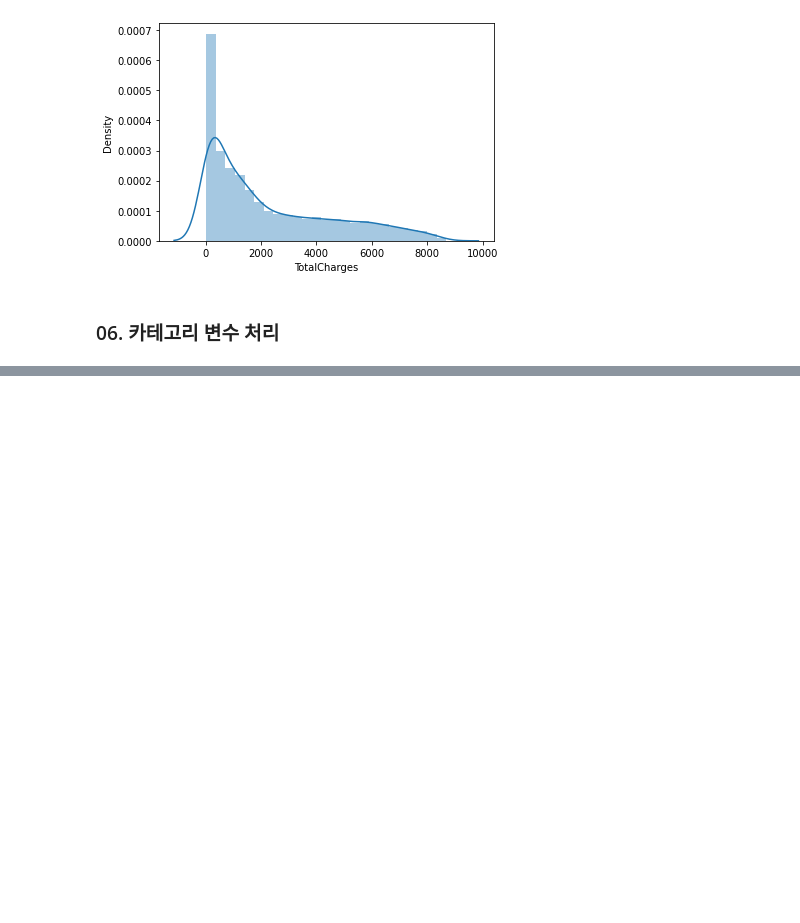
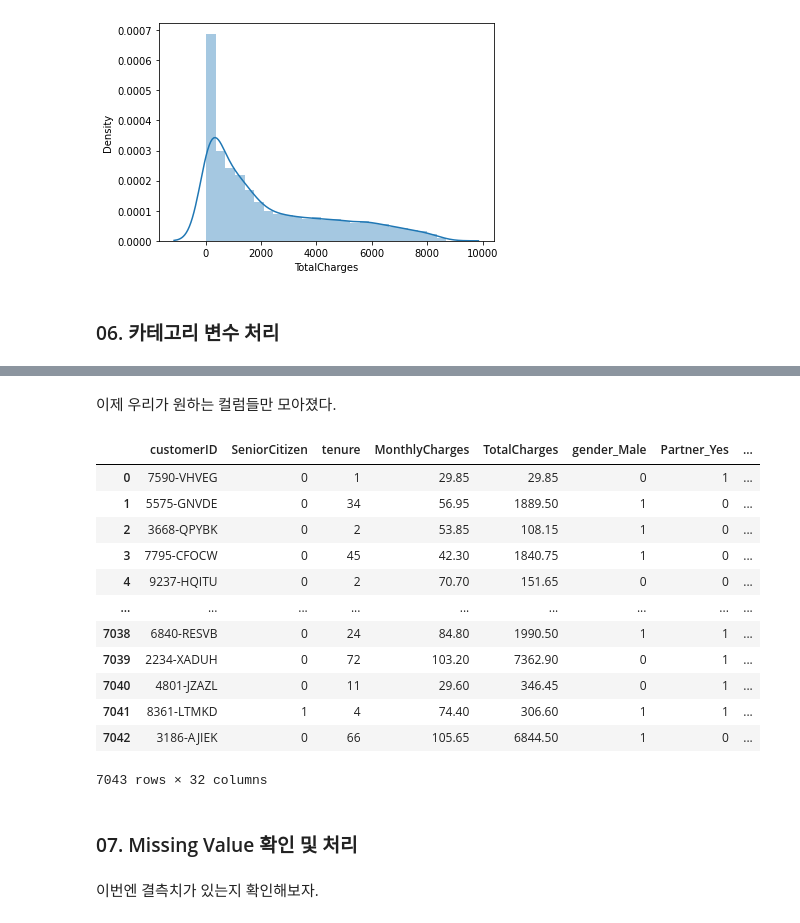
Before and after one commit to jaeyoon89/fastcampus_study, a Jupyter notebook: ch.04_customer_Churn_Forecast_KNN.ipynb, the cells around one changed output, grey strips where cells are left out. Cells and saved outputs as stored; diff of their text form; code cells hidden in the pictures; blank space fills up the shorter version.

```diff
--- a/ch.04_customer_Churn_Forecast_KNN.ipynb
+++ b/ch.04_customer_Churn_Forecast_KNN.ipynb
@@ -354,0 +387,2 @@ sns.distplot(data['TotalCharges'])
+# %%
+col_list = []
@@ -354,0 +400,4 @@ sns.distplot(data['TotalCharges'])
+# %%
+for i in data.columns:
+    if data[i].dtype == 'O':
+        col_list.append(i)
@@ -354,0 +449,2 @@ sns.distplot(data['TotalCharges'])
+# %%
+col_list = col_list[1:]
@@ -354,0 +470,24 @@ sns.distplot(data['TotalCharges'])
+# %% [markdown]
+이제 우리가 원하는 컬럼들만 모아졌다.
+# %%
+data = pd.get_dummies(data, columns=col_list, drop_first = True)
+# %%
+data
+# %% [output]
+|  | customerID | SeniorCitizen | tenure | MonthlyCharges | TotalCharges | gender_Male | Partner_Yes | ... |
+| 0 | 7590-VHVEG | 0 | 1 | 29.85 | 29.85 | 0 | 1 | ... |
+| 1 | 5575-GNVDE | 0 | 34 | 56.95 | 1889.50 | 1 | 0 | ... |
+| 2 | 3668-QPYBK | 0 | 2 | 53.85 | 108.15 | 1 | 0 | ... |
+| 3 | 7795-CFOCW | 0 | 45 | 42.30 | 1840.75 | 1 | 0 | ... |
+| 4 | 9237-HQITU | 0 | 2 | 70.70 | 151.65 | 0 | 0 | ... |
+| ... | ... | ... | ... | ... | ... | ... | ... | ... |
+| 7038 | 6840-RESVB | 0 | 24 | 84.80 | 1990.50 | 1 | 1 | ... |
+| 7039 | 2234-XADUH | 0 | 72 | 103.20 | 7362.90 | 0 | 1 | ... |
+| 7040 | 4801-JZAZL | 0 | 11 | 29.60 | 346.45 | 0 | 1 | ... |
+| 7041 | 8361-LTMKD | 1 | 4 | 74.40 | 306.60 | 1 | 1 | ... |
+| 7042 | 3186-AJIEK | 0 | 66 | 105.65 | 6844.50 | 1 | 0 | ... |
+7043 rows × 32 columns
+# %% [markdown]
+### 07. Missing Value 확인 및 처리
+# %% [markdown]
+이번엔 결측치가 있는지 확인해보자.
```
Also changed, not shown: parts of 97 cells of this notebook.
